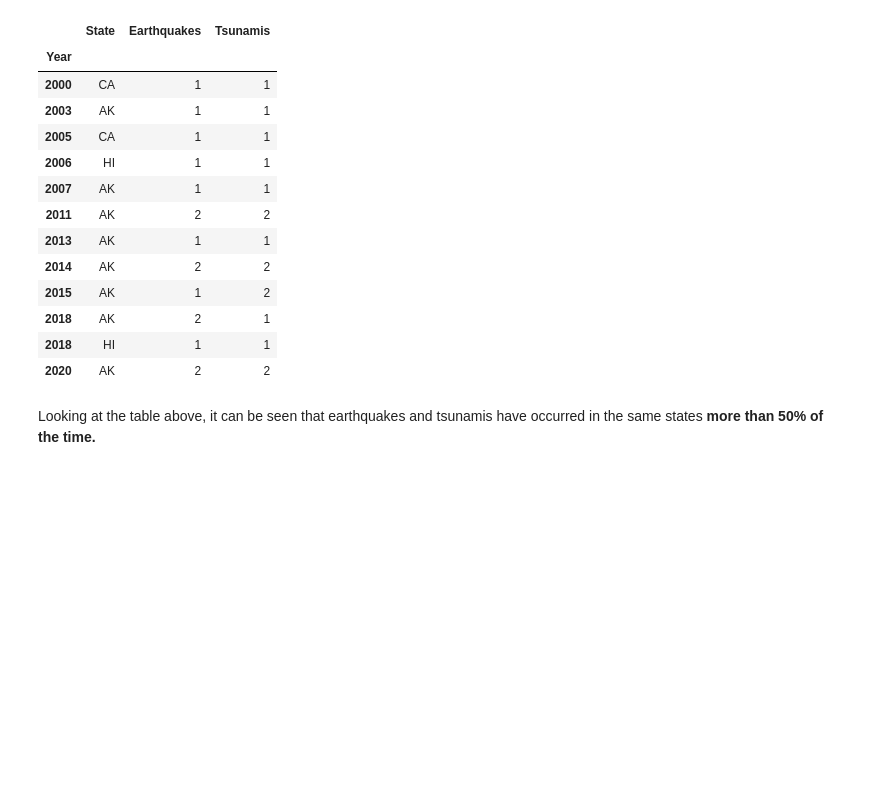
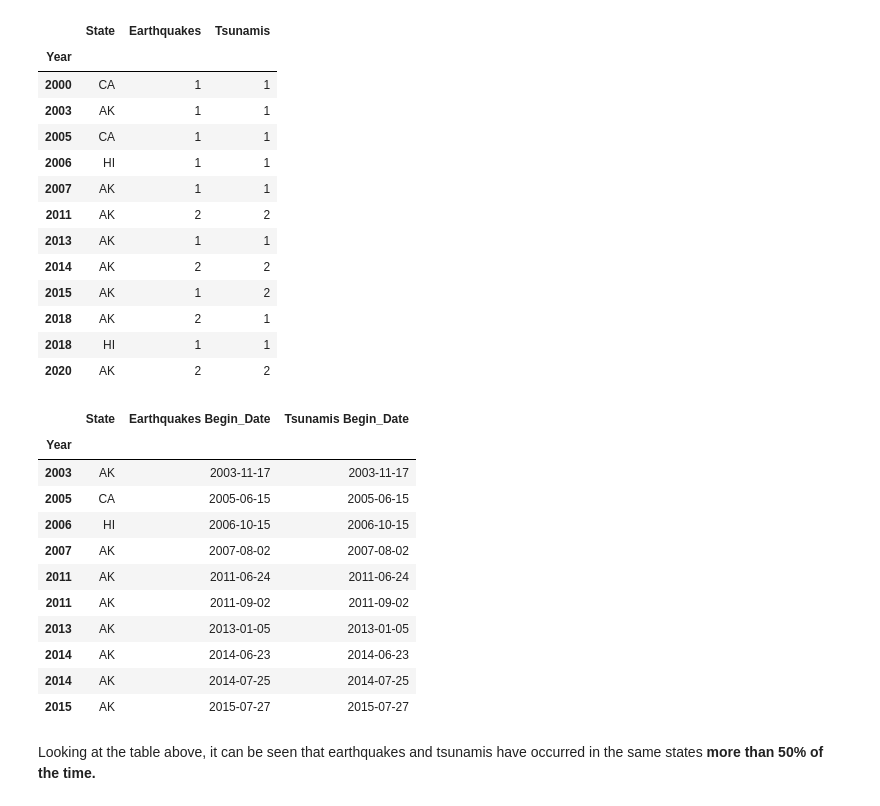
Before and after one commit to resh-chh/2021Fall_finals, a Jupyter notebook: Natural_Disasters_and_its_Economic_Impacts_in_the_US.ipynb, the cells around one changed output. Saved outputs shown, nothing was run; the diff lists cells and outputs as text; code cells hidden in the pictures; blank space fills up the shorter version.

```diff
--- a/Natural_Disasters_and_its_Economic_Impacts_in_the_US.ipynb
+++ b/Natural_Disasters_and_its_Economic_Impacts_in_the_US.ipynb
@@ -70,6 +87,24 @@ display(state_wise_disasters)
 | 2018 | AK | 2 | 1 |
 | 2018 | HI | 1 | 1 |
 | 2020 | AK | 2 | 2 |
+# %%
+# find if the disasters occur within days of each other
+state_wise_disasters.reset_index(inplace = True)
+disaster_days_apart = find_disaster_occurrence_within_days(earthquake_data,tsunamis_data,state_wise_disasters,event_list)
+display(disaster_days_apart.head(10))
+# %% [output]
+|  | State | Earthquakes Begin_Date | Tsunamis Begin_Date |
+| Year |  |  |  |
+| 2003 | AK | 2003-11-17 | 2003-11-17 |
+| 2005 | CA | 2005-06-15 | 2005-06-15 |
+| 2006 | HI | 2006-10-15 | 2006-10-15 |
+| 2007 | AK | 2007-08-02 | 2007-08-02 |
+| 2011 | AK | 2011-06-24 | 2011-06-24 |
+| 2011 | AK | 2011-09-02 | 2011-09-02 |
+| 2013 | AK | 2013-01-05 | 2013-01-05 |
+| 2014 | AK | 2014-06-23 | 2014-06-23 |
+| 2014 | AK | 2014-07-25 | 2014-07-25 |
+| 2015 | AK | 2015-07-27 | 2015-07-27 |
 # %% [markdown]
 Looking at the table above, it can be seen that earthquakes and tsunamis have occurred in the same states <b>more than 50% of the time.</b>
 # %% [markdown]
```
Also changed, not shown: parts of 27 cells of this notebook, 1 other file.
